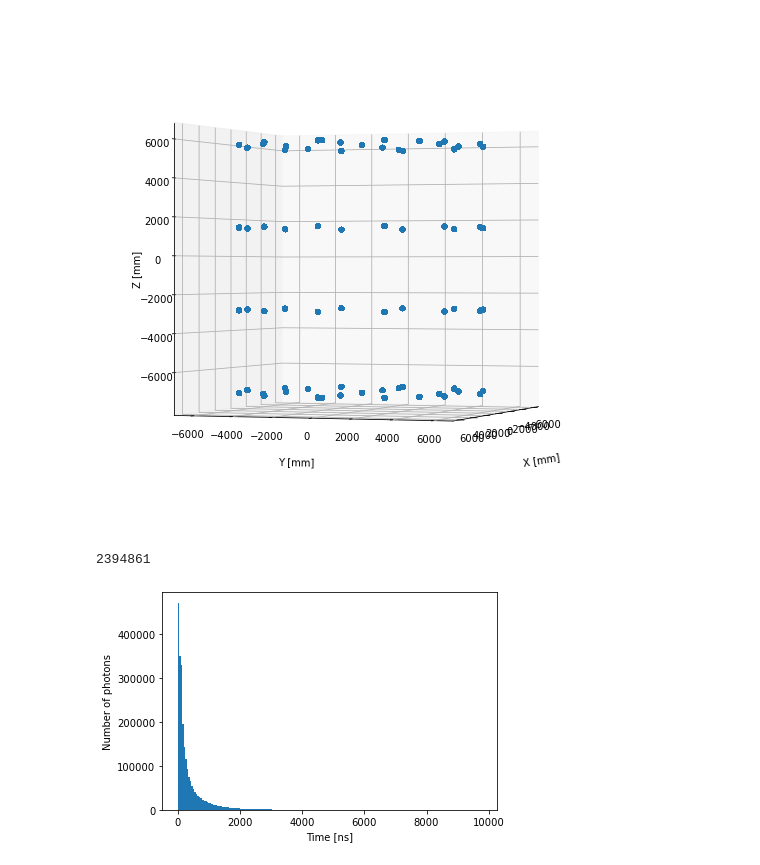
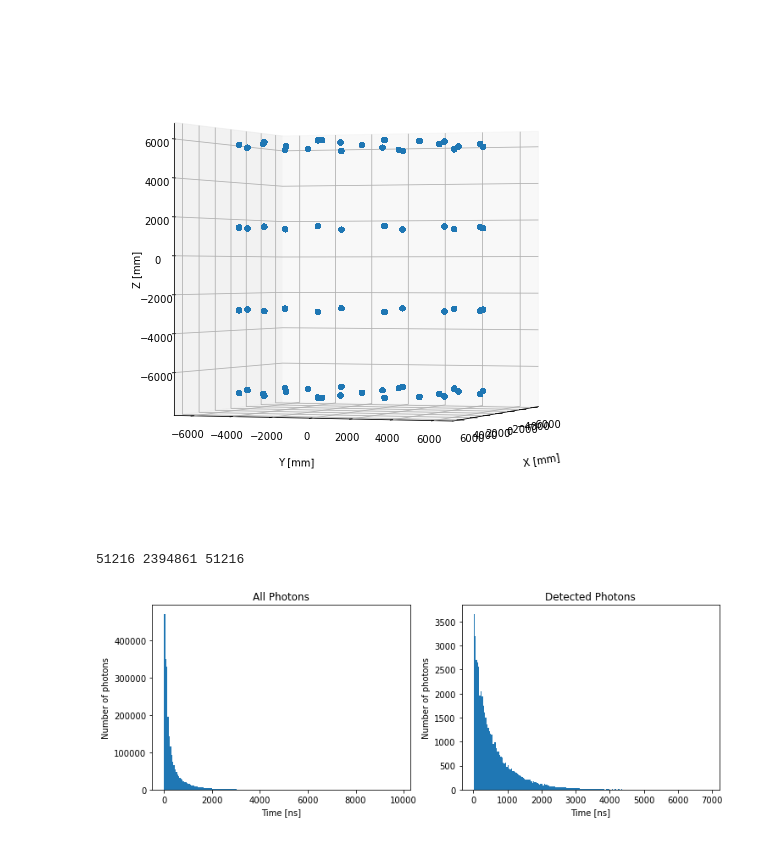
Before and after one commit to eklem1/OD_work, a Jupyter notebook: hfiles_PMTs.ipynb, the cells around one changed output. Cells and saved outputs as stored; diff of their text form; code cells hidden in the pictures.

Commit message:
Adding new file for looking at run time, thinking about muon+photon timing

```diff
--- a/hfiles_PMTs.ipynb
+++ b/hfiles_PMTs.ipynb
@@ -152,17 +154,29 @@ axes.view_init(0, 20)
 plt.show()
 # %% [output]
 [figure]
+# %%
+PhotonFlags_flip = GetPhotonFlags(Data1['Flags'])
+HitTimes_detect = HitTimes[PhotonFlags_flip['SURFACE_DETECT']]
+
+print(len(PMTHit_pos[0]), len(HitTimes), len(HitTimes_detect))
+# %% [output]
+51216 2394861 51216
 # %%
 #all photon wavelengths
 # HitTimes = Data1['ChannelTimes']
 HitTimes = Data1['PhotonTime']
 
-print(len(HitTimes))
+f, axs = plt.subplots(nrows=1, ncols=2, figsize=(12,4))
 
-plt.hist(HitTimes, bins=200)
-plt.xlabel("Time [ns]")
-plt.ylabel("Number of photons")
+axs[0].hist(HitTimes, bins=200)
+axs[0].set_xlabel("Time [ns]")
+axs[0].set_ylabel("Number of photons")
+axs[0].set_title("All Photons")
+
+axs[1].hist(HitTimes_detect, bins=200)
+axs[1].set_xlabel("Time [ns]")
+axs[1].set_ylabel("Number of photons")
+axs[1].set_title("Detected Photons")
 plt.show()
 # %% [output]
-2394861
-[figure, old version]
+[figure, new version]
```
Also changed, not shown: parts of 2 cells of this notebook, 5 other files.
